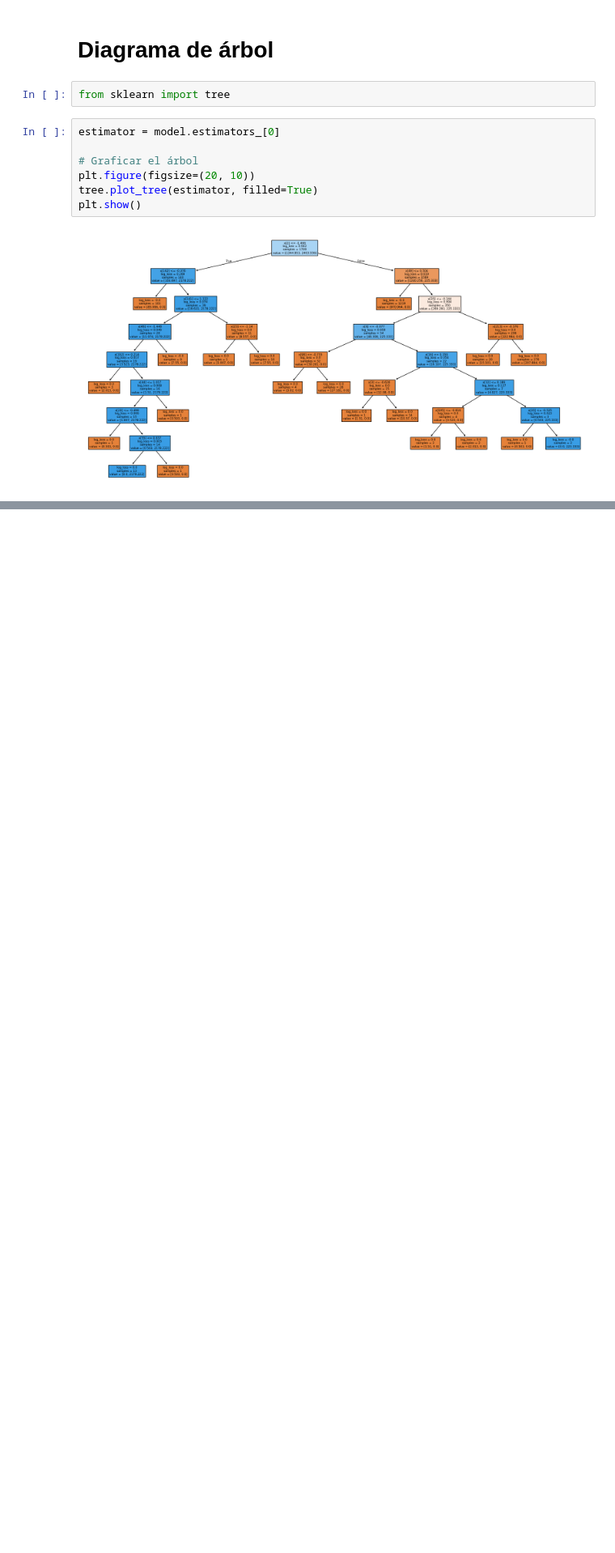
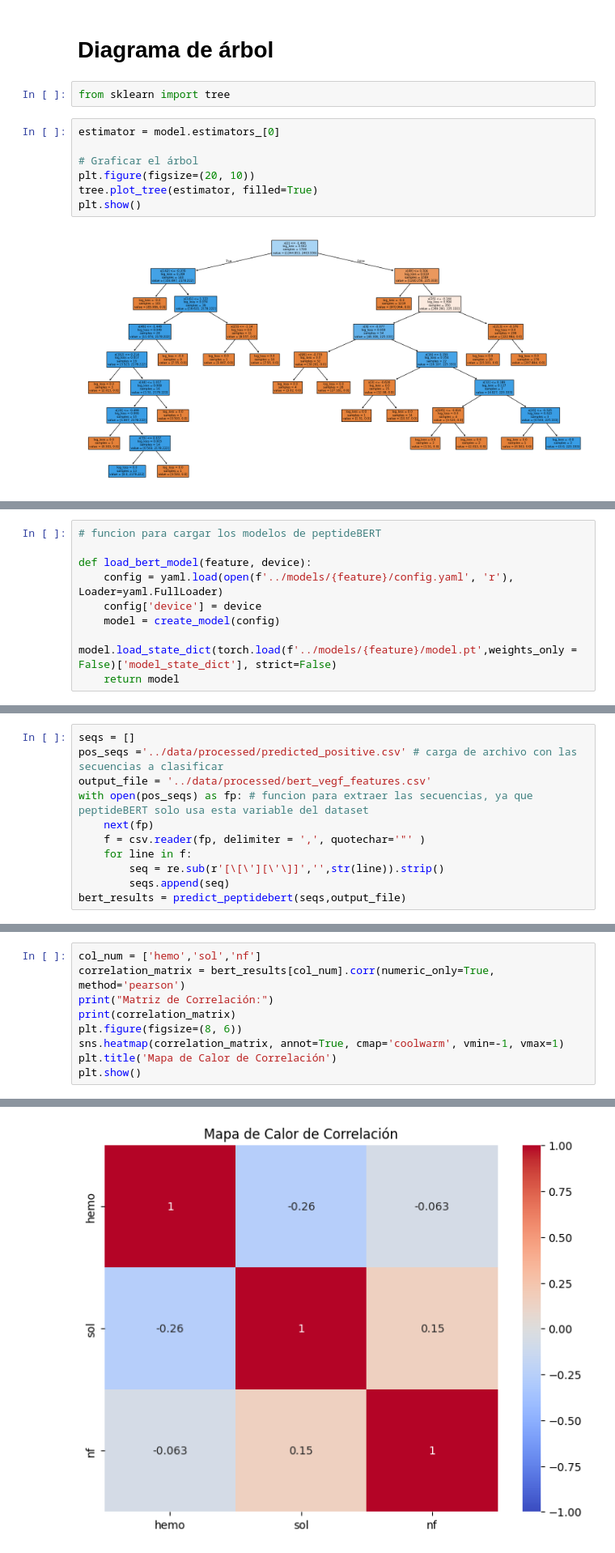
Before and after one commit to A01795375/Proyecto_Integrador_cancer, a Jupyter notebook: notebooks/Avance 5.ipynb, the cells around one changed output, grey strips where cells are left out. Shown at 81% size. Saved outputs shown, nothing was run; the diff lists cells and outputs as text; blank space fills up the shorter version.

Commit message:
updated: avence 5 -- added bert model

```diff
--- a/notebooks/Avance 5.ipynb
+++ b/notebooks/Avance 5.ipynb
@@ -164,0 +208,9 @@ plt.show()
+# %%
+# funcion para cargar los modelos de peptideBERT
+
+def load_bert_model(feature, device):
+    config = yaml.load(open(f'../models/{feature}/config.yaml', 'r'), Loader=yaml.FullLoader)
+    config['device'] = device
+    model = create_model(config)
+    model.load_state_dict(torch.load(f'../models/{feature}/model.pt',weights_only = False)['model_state_dict'], strict=False)
+    return model
@@ -164,0 +255,11 @@ plt.show()
+# %%
+seqs = []
+pos_seqs ='../data/processed/predicted_positive.csv' # carga de archivo con las secuencias a clasificar
+output_file = '../data/processed/bert_vegf_features.csv'
+with open(pos_seqs) as fp: # funcion para extraer las secuencias, ya que peptideBERT solo usa esta variable del dataset
+    next(fp)
+    f = csv.reader(fp, delimiter = ',', quotechar='"' )
+    for line in f:
+        seq = re.sub(r'[\[\'][\'\]]','',str(line)).strip()
+        seqs.append(seq)
+bert_results = predict_peptidebert(seqs,output_file)
@@ -164,0 +282,10 @@ plt.show()
+# %%
+col_num = ['hemo','sol','nf']
+correlation_matrix = bert_results[col_num].corr(numeric_only=True, method='pearson')
+print("Matriz de Correlación:")
+print(correlation_matrix)
+plt.figure(figsize=(8, 6))
+sns.heatmap(correlation_matrix, annot=True, cmap='coolwarm', vmin=-1, vmax=1)
+plt.title('Mapa de Calor de Correlación')
+plt.show()
+# %% [output]
@@ -164,0 +297 @@ plt.show()
+[figure, added]
```
Also changed, not shown: parts of 9 cells of this notebook, 5 other files.
